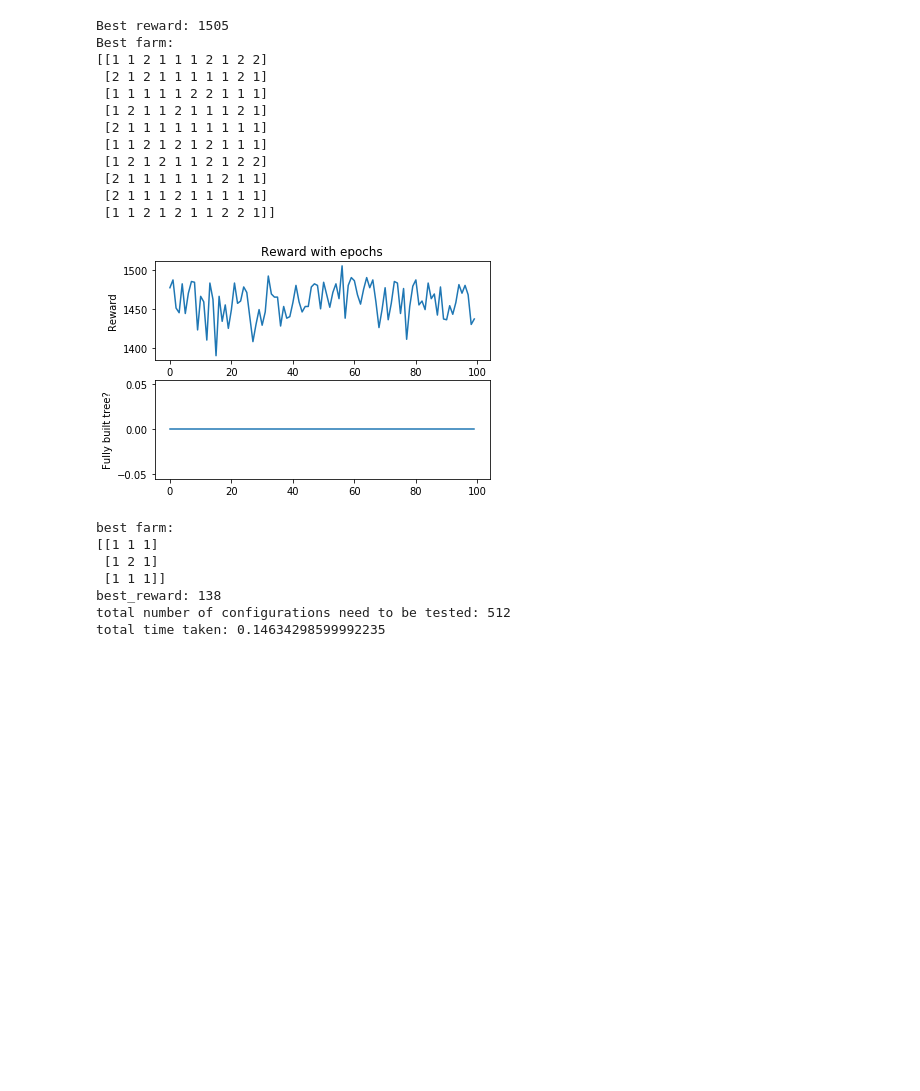
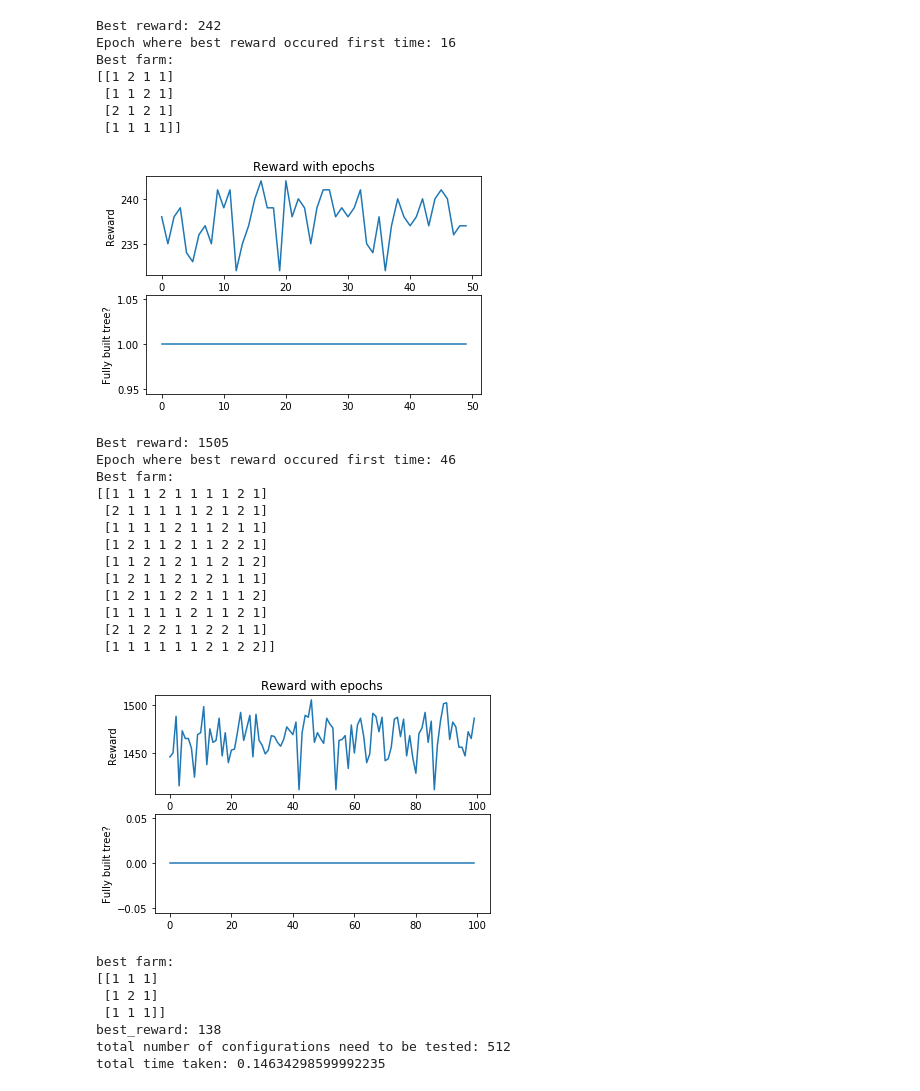
Before and after one commit to PradeepKadubandi/rl-agri, a Jupyter notebook: driver_notebook.ipynb, the cells around one changed output. Cells and saved outputs as stored; diff of their text form; code cells hidden in the pictures; blank space fills up the shorter version.

```diff
--- a/driver_notebook.ipynb
+++ b/driver_notebook.ipynb
@@ -98,19 +130,36 @@ Best farm:
+# %%
+# Question: What effect does changing the exploration constant have?
+# (Need to read the paper more thouroughly to even decide what's the best way to do this)
+# Answer : ?
+r = Runner(farm_size=4, options=options(explorationConstant=1))
+r.run_and_plot(epochs = 50)
+# %% [output]
+Best reward: 242
+Epoch where best reward occured first time: 16
+Best farm:
+[[1 2 1 1]
+ [1 1 2 1]
+ [2 1 2 1]
+ [1 1 1 1]]
+[figure, added]
 # %%
-Runner(farm_size = 10).run_and_plot(epochs = 100)
+r = Runner(farm_size = 10, options=options())
+r.run_and_plot(epochs = 100)
 # %% [output]
 Best reward: 1505
+Epoch where best reward occured first time: 46
 Best farm:
-[[1 1 2 1 1 1 2 1 2 2]
- [2 1 2 1 1 1 1 1 2 1]
- [1 1 1 1 1 2 2 1 1 1]
- [1 2 1 1 2 1 1 1 2 1]
- [2 1 1 1 1 1 1 1 1 1]
- [1 1 2 1 2 1 2 1 1 1]
- [1 2 1 2 1 1 2 1 2 2]
- [2 1 1 1 1 1 1 2 1 1]
- [2 1 1 1 2 1 1 1 1 1]
- [1 1 2 1 2 1 1 2 2 1]]
+[[1 1 1 2 1 1 1 1 2 1]
+ [2 1 1 1 1 1 2 1 2 1]
+ [1 1 1 1 2 1 1 2 1 1]
+ [1 2 1 1 2 1 1 2 2 1]
+ [1 1 2 1 2 1 1 2 1 2]
+ [1 2 1 1 2 1 2 1 1 1]
+ [1 2 1 1 2 2 1 1 1 2]
+ [1 1 1 1 1 2 1 1 2 1]
+ [2 1 2 2 1 1 2 2 1 1]
+ [1 1 1 1 1 1 2 1 2 2]]
-[figure, old version]
+[figure, new version]
 # %%
 # Try the brute force way (for small n) to compare against
 def find_optimal_by_brute_force(farm_size):
```
Also changed, not shown: parts of 7 cells of this notebook, 1 other file.
